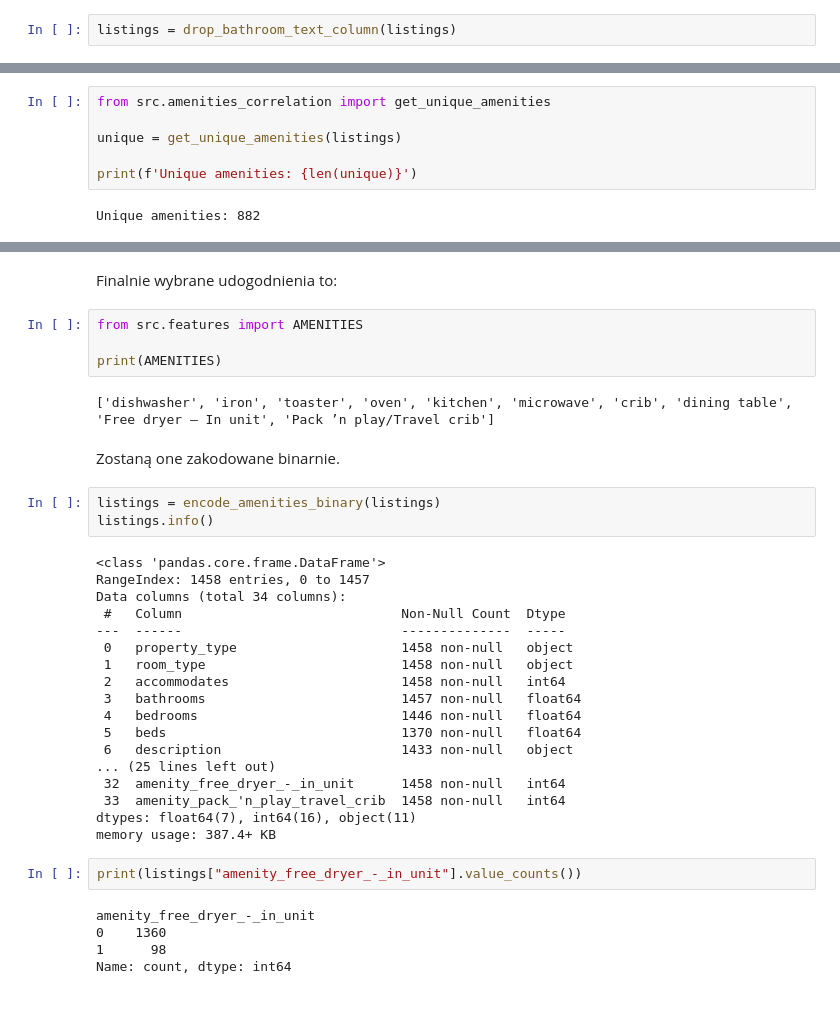
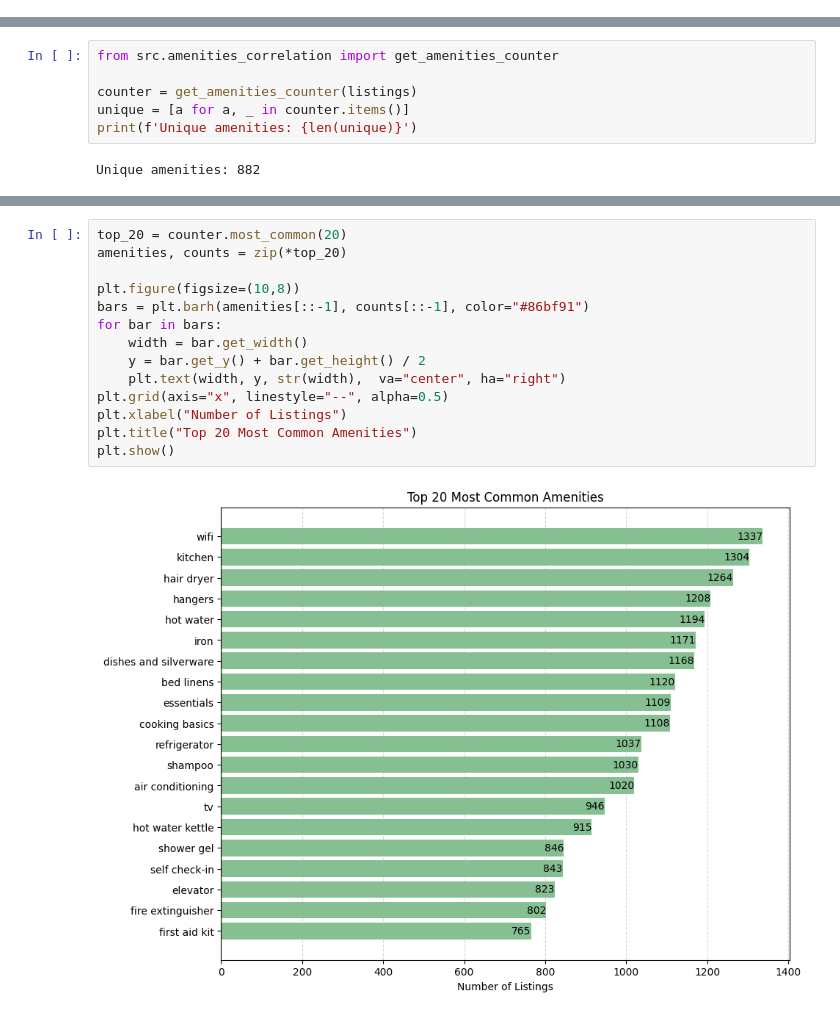
Before and after one commit to susek555/IUM, a Jupyter notebook: notebooks/preprocessing_01.ipynb, the cells around one changed output, grey strips where cells are left out. Cells and saved outputs as stored; diff of their text form.

```diff
--- a/notebooks/preprocessing_01.ipynb
+++ b/notebooks/preprocessing_01.ipynb
@@ -197,2 +197,0 @@ Name: count, dtype: int64
-# %%
-listings = drop_bathroom_text_column(listings)
@@ -265,10 +216,10 @@ listings["amenities"].head(10)
 9    ["Coffee maker: drip coffee maker, espresso ma...
 Name: amenities, dtype: object
 # %%
-from src.amenities_correlation import get_unique_amenities
+from src.amenities_correlation import get_amenities_counter
 
-unique = get_unique_amenities(listings)
-
+counter = get_amenities_counter(listings)
+unique = [a for a, _ in counter.items()]
 print(f'Unique amenities: {len(unique)}')
 # %% [output]
 Unique amenities: 882
@@ -298,38 +226,16 @@ plt.show()
-# %% [markdown]
-Finalnie wybrane udogodnienia to:
-# %%
-from src.features import AMENITIES
-
-print(AMENITIES)
-# %% [output]
-['dishwasher', 'iron', 'toaster', 'oven', 'kitchen', 'microwave', 'crib', 'dining table', 'Free dryer – In unit', 'Pack ’n play/Travel crib']
-# %% [markdown]
-Zostaną one zakodowane binarnie.
-# %%
-listings = encode_amenities_binary(listings)
-listings.info()
-# %% [output]
-<class 'pandas.core.frame.DataFrame'>
-RangeIndex: 1458 entries, 0 to 1457
-Data columns (total 34 columns):
- #   Column                            Non-Null Count  Dtype
----  ------                            --------------  -----
- 0   property_type                     1458 non-null   object
- 1   room_type                         1458 non-null   object
- 2   accommodates                      1458 non-null   int64
- 3   bathrooms                         1457 non-null   float64
- 4   bedrooms                          1446 non-null   float64
- 5   beds                              1370 non-null   float64
- 6   description                       1433 non-null   object
-... (25 lines left out)
- 32  amenity_free_dryer_-_in_unit      1458 non-null   int64
- 33  amenity_pack_'n_play_travel_crib  1458 non-null   int64
-dtypes: float64(7), int64(16), object(11)
-memory usage: 387.4+ KB
-# %%
-print(listings["amenity_free_dryer_-_in_unit"].value_counts())
-# %% [output]
-amenity_free_dryer_-_in_unit
-0    1360
-1      98
-Name: count, dtype: int64
+# %%
+top_20 = counter.most_common(20)
+amenities, counts = zip(*top_20)
+
+plt.figure(figsize=(10,8))
+bars = plt.barh(amenities[::-1], counts[::-1], color="#86bf91")
+for bar in bars:
+    width = bar.get_width()
+    y = bar.get_y() + bar.get_height() / 2
+    plt.text(width, y, str(width),  va="center", ha="right")
+plt.grid(axis="x", linestyle="--", alpha=0.5)
+plt.xlabel("Number of Listings")
+plt.title("Top 20 Most Common Amenities")
+plt.show()
+# %% [output]
+[figure, added]
```
Also changed, not shown: parts of 48 cells of this notebook, 5 other files.
